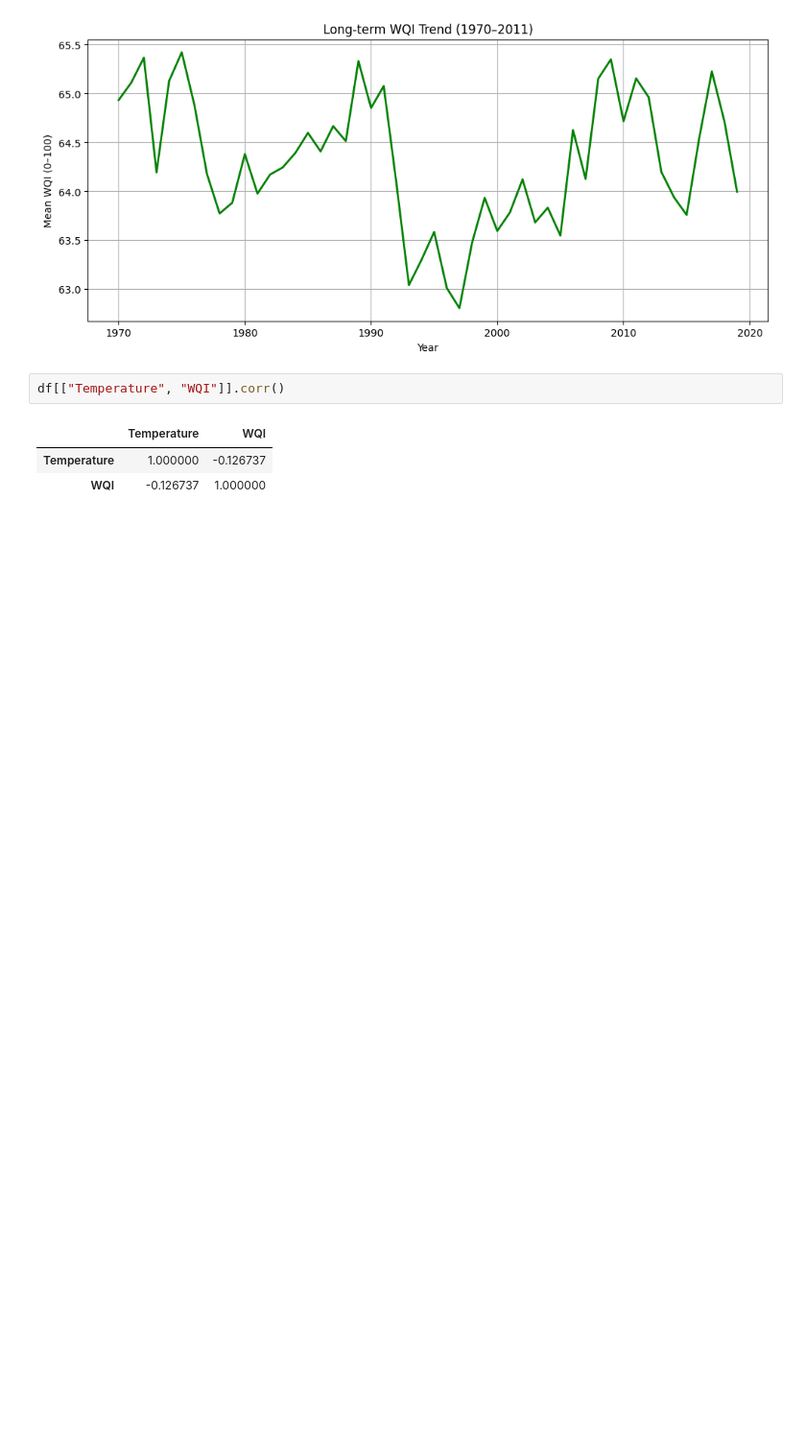
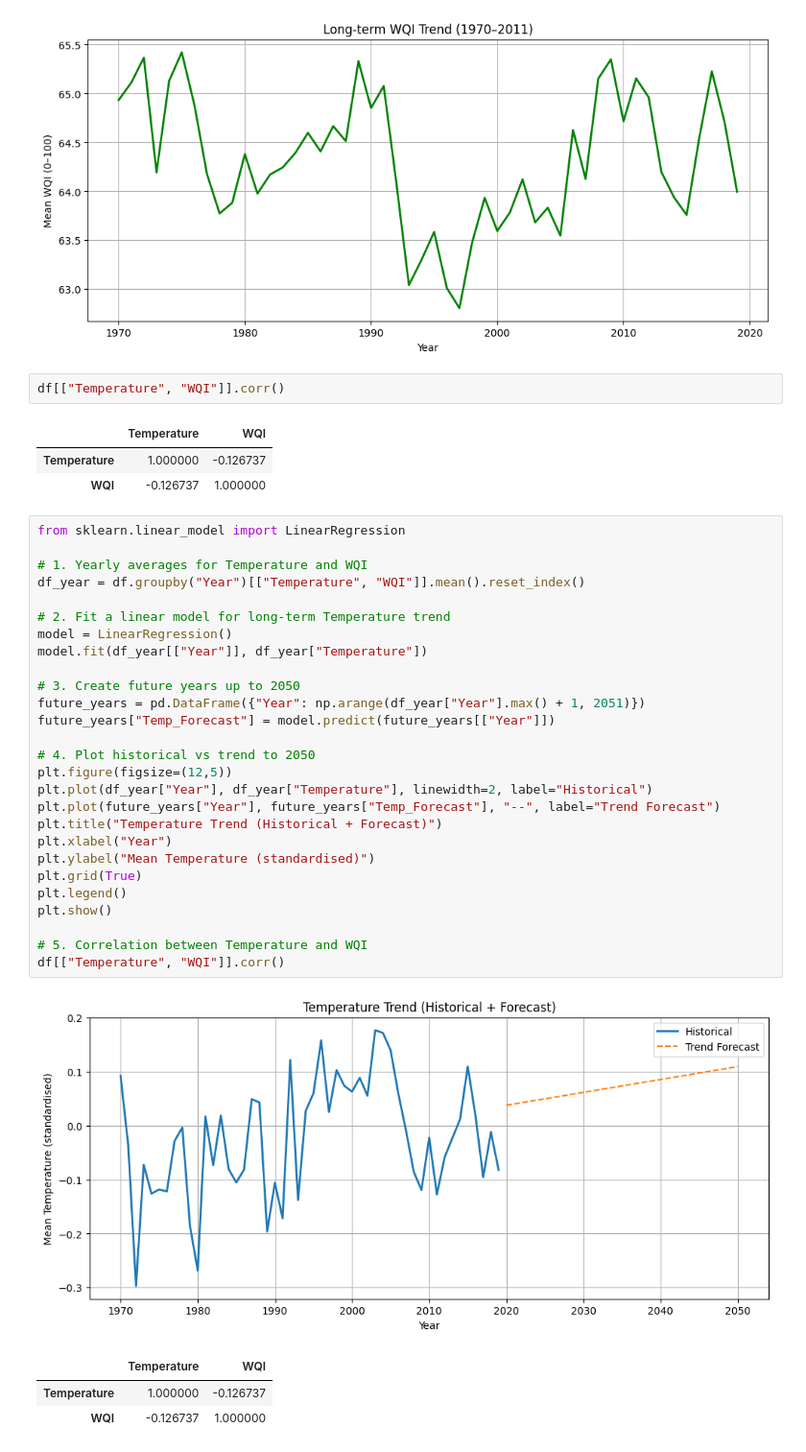
Before and after one commit to Kosiibebugwu/water-quality-ml, a Jupyter notebook: XGBoost_and_SHAP.ipynb, the cells around one changed output. Shown at 96% size. Saved outputs shown, nothing was run; the diff lists cells and outputs as text; blank space fills up the shorter version.

```diff
--- a/XGBoost_and_SHAP.ipynb
+++ b/XGBoost_and_SHAP.ipynb
@@ -207,3 +207,35 @@ df[["Temperature", "WQI"]].corr()
 |  | Temperature | WQI |
 | Temperature | 1.000000 | -0.126737 |
 | WQI | -0.126737 | 1.000000 |
+# %%
+from sklearn.linear_model import LinearRegression
+
+# 1. Yearly averages for Temperature and WQI
+df_year = df.groupby("Year")[["Temperature", "WQI"]].mean().reset_index()
+
+# 2. Fit a linear model for long-term Temperature trend
+model = LinearRegression()
+model.fit(df_year[["Year"]], df_year["Temperature"])
+
+# 3. Create future years up to 2050
+future_years = pd.DataFrame({"Year": np.arange(df_year["Year"].max() + 1, 2051)})
+future_years["Temp_Forecast"] = model.predict(future_years[["Year"]])
+
+# 4. Plot historical vs trend to 2050
+plt.figure(figsize=(12,5))
+plt.plot(df_year["Year"], df_year["Temperature"], linewidth=2, label="Historical")
+plt.plot(future_years["Year"], future_years["Temp_Forecast"], "--", label="Trend Forecast")
+plt.title("Temperature Trend (Historical + Forecast)")
+plt.xlabel("Year")
+plt.ylabel("Mean Temperature (standardised)")
+plt.grid(True)
+plt.legend()
+plt.show()
+
+# 5. Correlation between Temperature and WQI
+df[["Temperature", "WQI"]].corr()
+# %% [output]
+[figure, added]
+|  | Temperature | WQI |
+| Temperature | 1.000000 | -0.126737 |
+| WQI | -0.126737 | 1.000000 |
```
